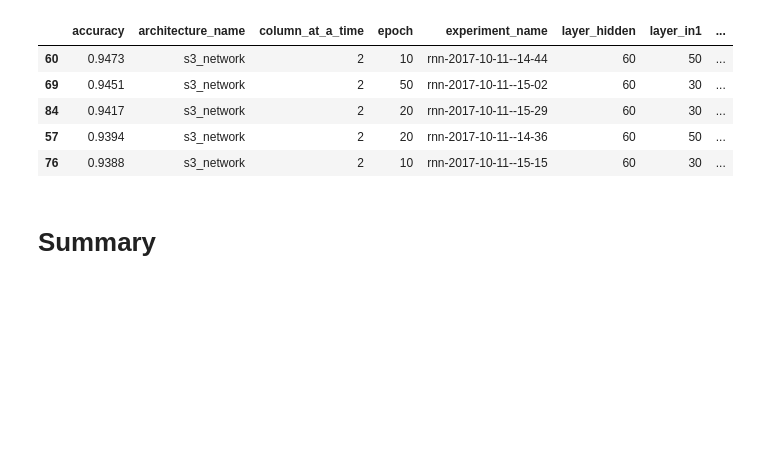
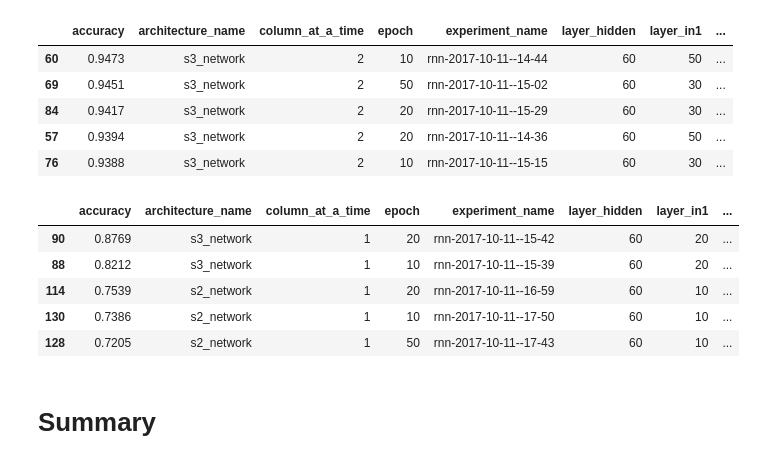
Before and after one commit to p16i/thesis-designing-recurrent-neural-networks-for-explainability, a Jupyter notebook: notebooks/s3-simple-extended-rnn-mnist.ipynb, the cells around one changed output. Drawn from its saved outputs; the diff is of its cells as text; code cells hidden in the pictures; blank space fills up the shorter version.

```diff
--- a/notebooks/s3-simple-extended-rnn-mnist.ipynb
+++ b/notebooks/s3-simple-extended-rnn-mnist.ipynb
@@ -268,6 +270,16 @@ df_results[df_results.seq_length==14][:5]
 | 84 | 0.9417 | s3_network | 2 | 20 | rnn-2017-10-11--15-29 | 60 | 30 | ... |
 | 57 | 0.9394 | s3_network | 2 | 20 | rnn-2017-10-11--14-36 | 60 | 50 | ... |
 | 76 | 0.9388 | s3_network | 2 | 10 | rnn-2017-10-11--15-15 | 60 | 30 | ... |
+# %%
+# 1 col at a time
+df_results[df_results.seq_length==28][:5]
+# %% [output]
+|  | accuracy | architecture_name | column_at_a_time | epoch | experiment_name | layer_hidden | layer_in1 | ... |
+| 90 | 0.8769 | s3_network | 1 | 20 | rnn-2017-10-11--15-42 | 60 | 20 | ... |
+| 88 | 0.8212 | s3_network | 1 | 10 | rnn-2017-10-11--15-39 | 60 | 20 | ... |
+| 114 | 0.7539 | s2_network | 1 | 20 | rnn-2017-10-11--16-59 | 60 | 10 | ... |
+| 130 | 0.7386 | s2_network | 1 | 10 | rnn-2017-10-11--17-50 | 60 | 10 | ... |
+| 128 | 0.7205 | s2_network | 1 | 50 | rnn-2017-10-11--17-43 | 60 | 10 | ... |
 # %% [markdown]
 # Summary
 # %% [markdown]
```
Also changed, not shown: parts of 4 cells of this notebook, 2 other files.
